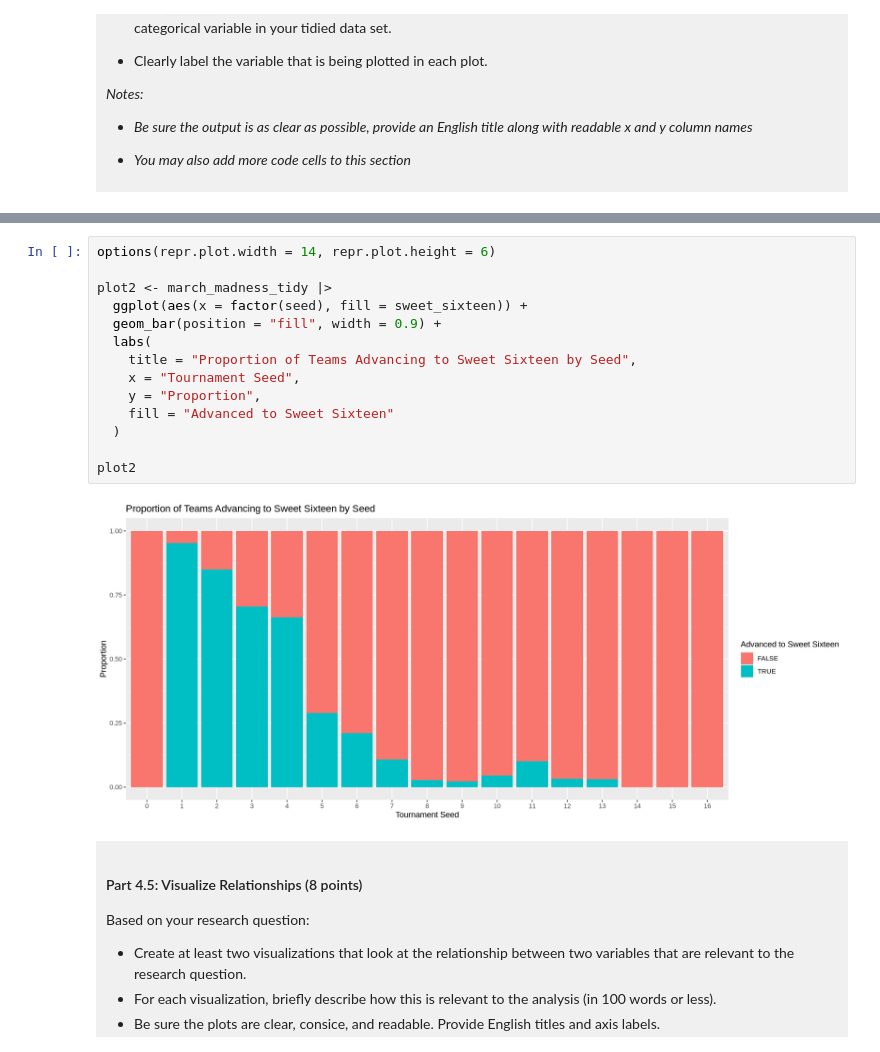
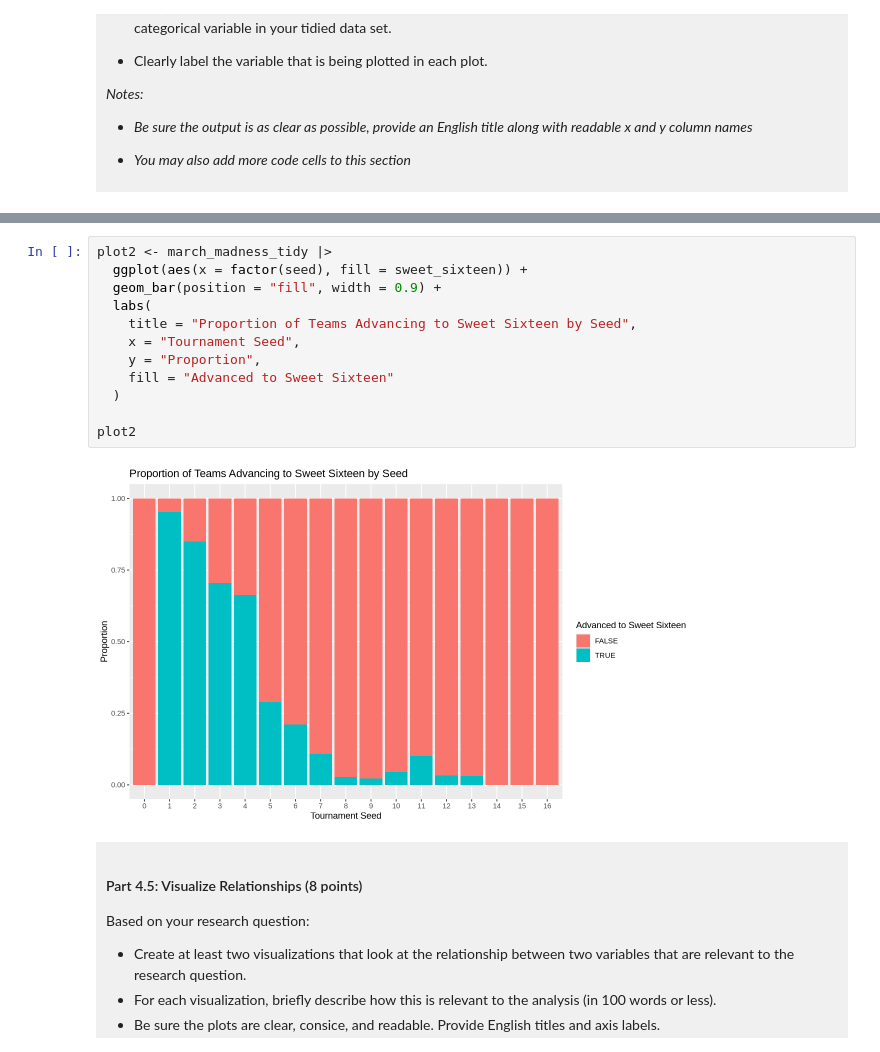
Before and after one commit to remyrxli/dsci-100-project-remy-li, a Jupyter notebook: dsci-100-project-notebook.ipynb, the cells around one changed output, grey strips where cells are left out. Drawn from its saved outputs; the diff is of its cells as text.

```diff
--- a/dsci-100-project-notebook.ipynb
+++ b/dsci-100-project-notebook.ipynb
@@ -363,19 +364,17 @@ plot1
 # %%
-options(repr.plot.width = 14, repr.plot.height = 6)
-
 plot2 <- march_madness_tidy |>
   ggplot(aes(x = factor(seed), fill = sweet_sixteen)) +
   geom_bar(position = "fill", width = 0.9) +
   labs(
     title = "Proportion of Teams Advancing to Sweet Sixteen by Seed",
     x = "Tournament Seed",
     y = "Proportion",
     fill = "Advanced to Sweet Sixteen"
   )
 
 plot2
 # %% [output]
-[figure, old version]
+[figure, new version]
 # %% [markdown]
 <div style="background-color: #f0f0f0; padding: 10px;">
 
```
Also changed, not shown: parts of 3 cells of this notebook.
